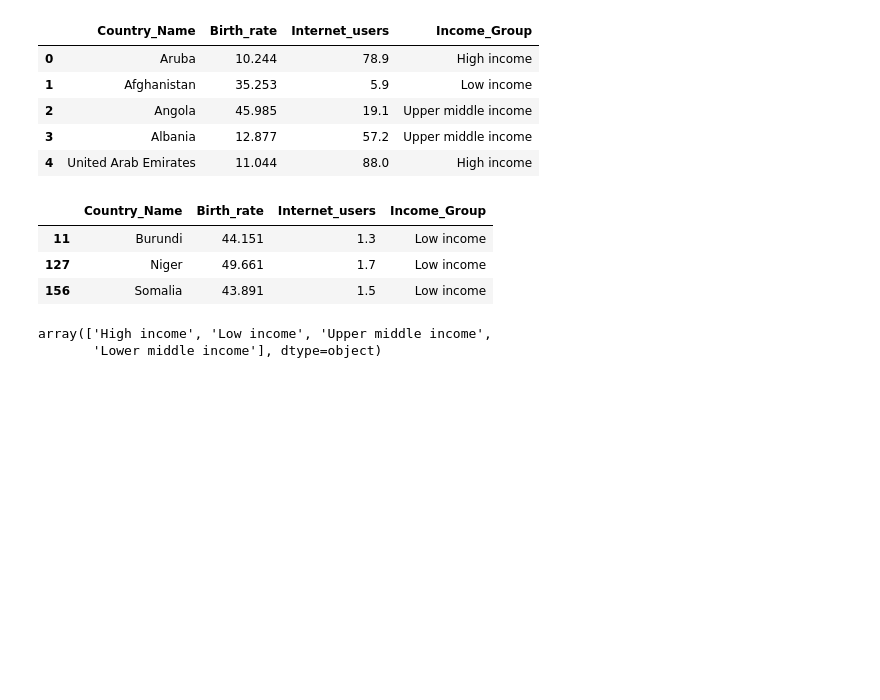
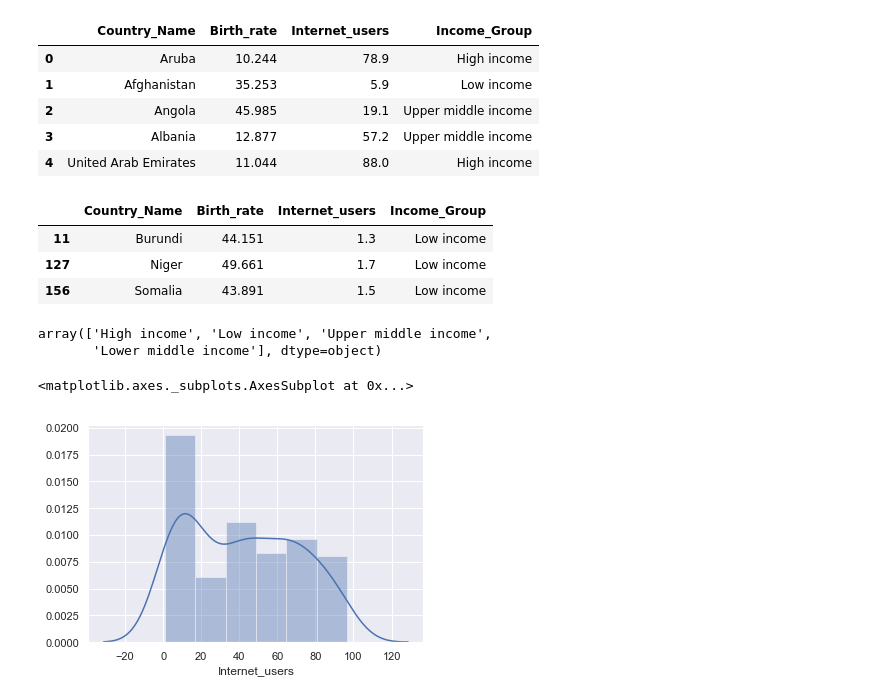
Before and after one commit to ChaoukiBenIssaid/Python, a Jupyter notebook: notebook_demographic.ipynb, the cells around one changed output. Cells and saved outputs as stored; diff of their text form; code cells hidden in the pictures; blank space fills up the shorter version.

```diff
--- a/notebook_demographic.ipynb
+++ b/notebook_demographic.ipynb
@@ -150,4 +150,11 @@ array(['High income', 'Low income', 'Upper middle income',
 # %%
 import matplotlib.pyplot as plt
 import seaborn as sns
+sns.set()
 %matplotlib inline
+# %%
+# Distribution
+sns.distplot(data['Internet_users'])
+# %% [output]
+<matplotlib.axes._subplots.AxesSubplot at 0x...>
+[figure, added]
```
Also changed, not shown: parts of 3 cells of this notebook.
